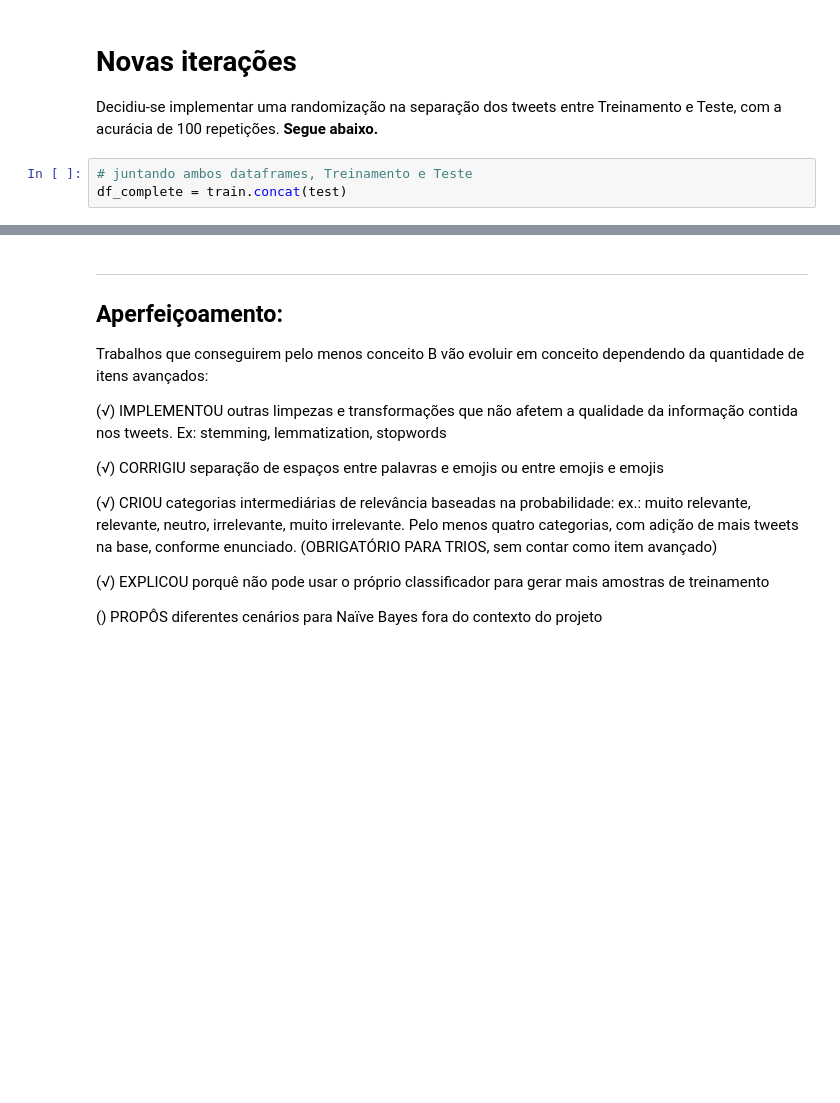
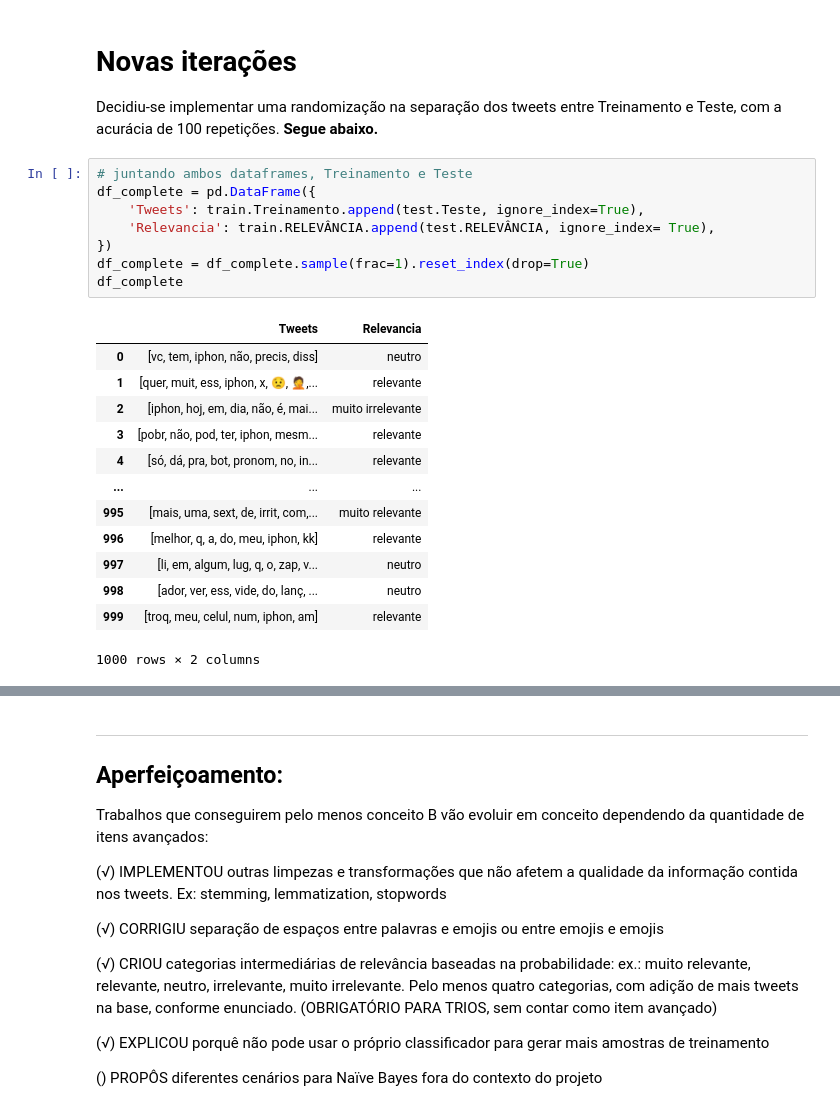
Before and after one commit to G3mha/does-Twitter-like-iPhone, a Jupyter notebook: Projeto1_Layout_Classificador.ipynb, the cells around one changed output, grey strips where cells are left out. Cells and saved outputs as stored; diff of their text form; blank space fills up the shorter version.

```diff
--- a/Projeto1_Layout_Classificador.ipynb
+++ b/Projeto1_Layout_Classificador.ipynb
@@ -323,8 +323,27 @@ O classificador não pode ser utilizar ele mesmo para gerar mais tweets para cla
 # %% [markdown]
 # Novas iterações
 Decidiu-se implementar uma randomização na separação dos tweets entre Treinamento e Teste, com a acurácia de 100 repetições. **Segue abaixo.**
-# %%
-# juntando ambos dataframes, Treinamento e Teste
-df_complete = train.concat(test)
+# %%
+# juntando ambos dataframes, Treinamento e Teste
+df_complete = pd.DataFrame({
+    'Tweets': train.Treinamento.append(test.Teste, ignore_index=True),
+    'Relevancia': train.RELEVÂNCIA.append(test.RELEVÂNCIA, ignore_index= True),
+})
+df_complete = df_complete.sample(frac=1).reset_index(drop=True)
+df_complete
+# %% [output]
+|  | Tweets | Relevancia |
+| 0 | [vc, tem, iphon, não, precis, diss] | neutro |
+| 1 | [quer, muit, ess, iphon, x, 😟, 🤦,... | relevante |
+| 2 | [iphon, hoj, em, dia, não, é, mai... | muito irrelevante |
+| 3 | [pobr, não, pod, ter, iphon, mesm... | relevante |
+| 4 | [só, dá, pra, bot, pronom, no, in... | relevante |
+| ... | ... | ... |
+| 995 | [mais, uma, sext, de, irrit, com,... | muito relevante |
+| 996 | [melhor, q, a, do, meu, iphon, kk] | relevante |
+| 997 | [li, em, algum, lug, q, o, zap, v... | neutro |
+| 998 | [ador, ver, ess, vide, do, lanç, ... | neutro |
+| 999 | [troq, meu, celul, num, iphon, am] | relevante |
+1000 rows × 2 columns
 # %%
 # construindo classificador
```
Also changed, not shown: parts of 3 cells of this notebook.
